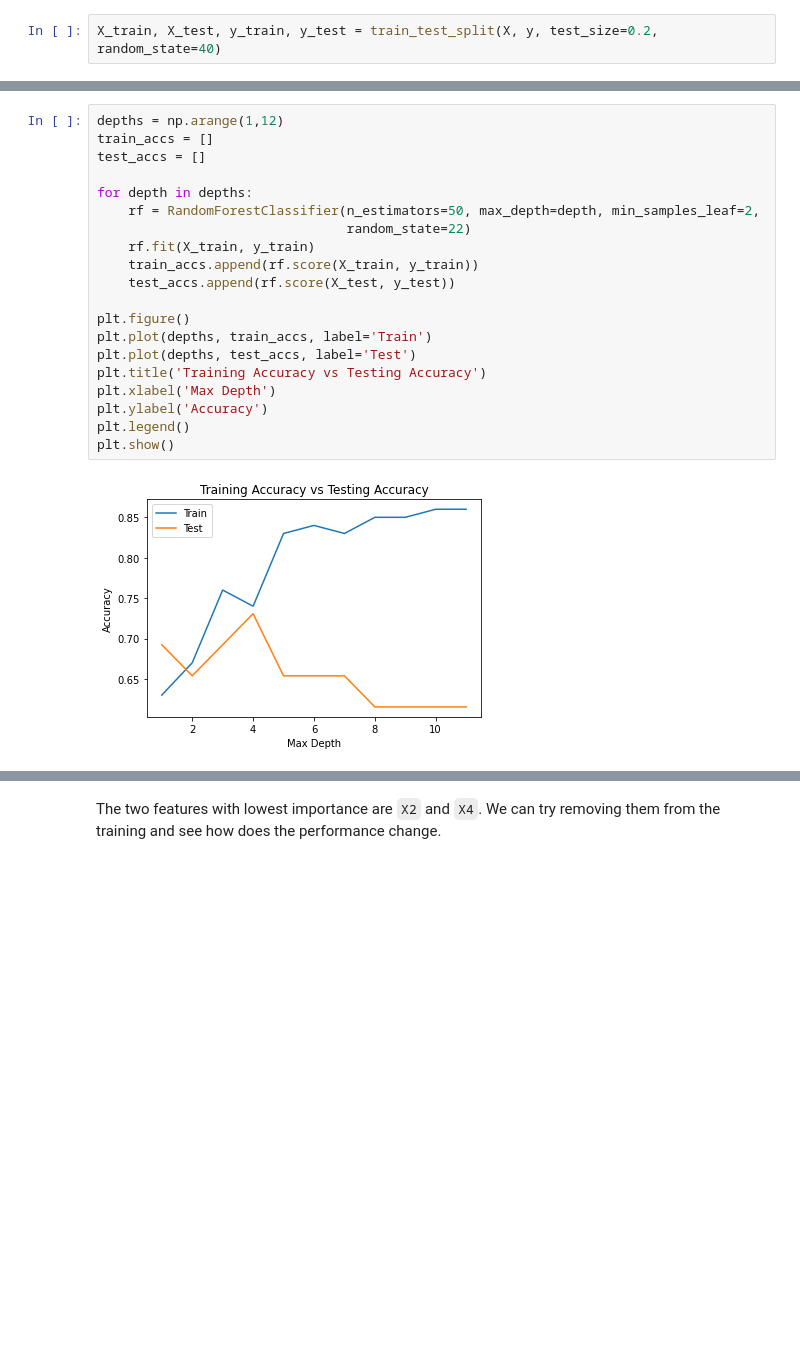
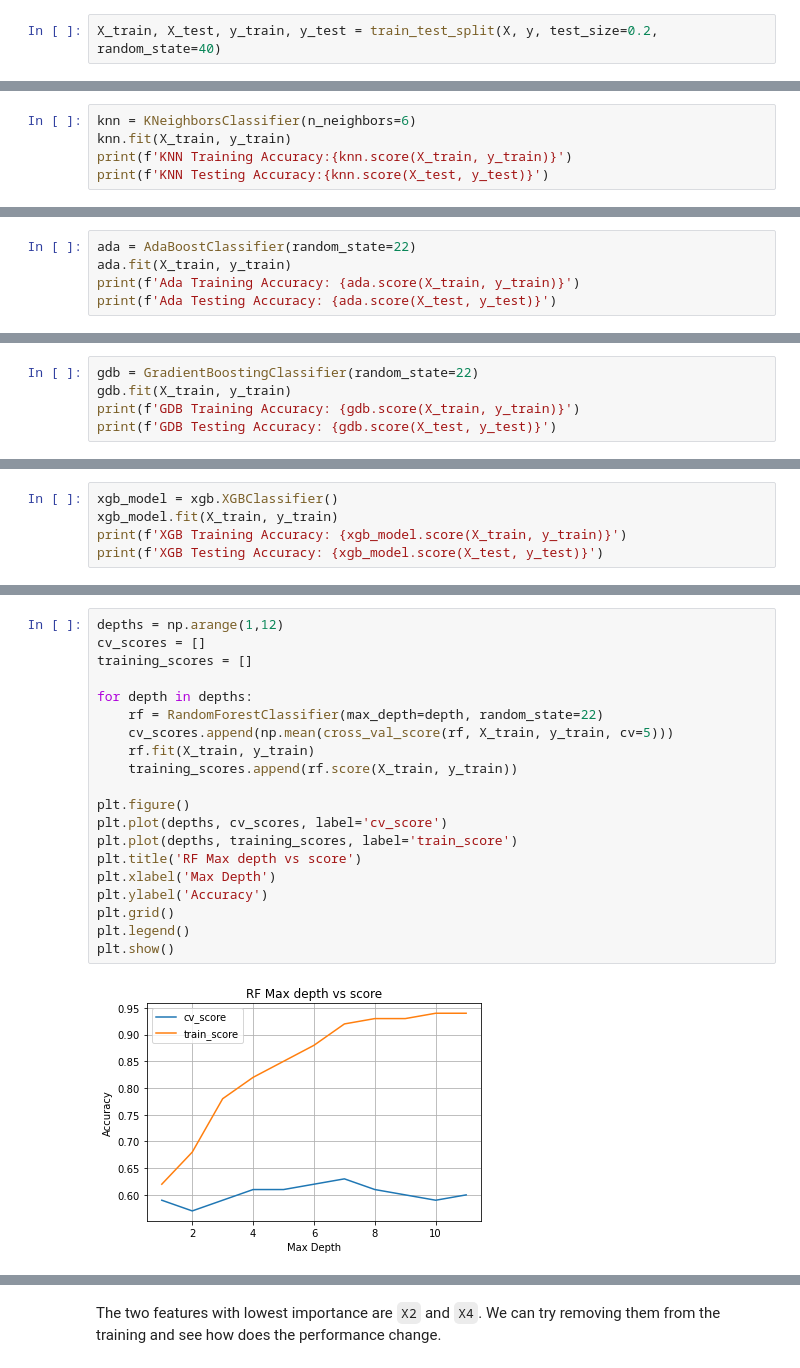
Before and after one commit to XO-Appleton/HQs2Jpert8xJYml8, a Jupyter notebook: HappyCustomers.ipynb, the cells around one changed output, grey strips where cells are left out. Drawn from its saved outputs; the diff is of its cells as text; blank space fills up the shorter version.

Commit message:
performed more EDA and tried out more models, tuning with cross validation

```diff
--- a/HappyCustomers.ipynb
+++ b/HappyCustomers.ipynb
@@ -72,0 +140,5 @@ With a simple logistic regression model, we get 55% training accuracy and 69% te
+# %%
+knn = KNeighborsClassifier(n_neighbors=6)
+knn.fit(X_train, y_train)
+print(f'KNN Training Accuracy:{knn.score(X_train, y_train)}')
+print(f'KNN Testing Accuracy:{knn.score(X_test, y_test)}')
@@ -80,0 +158,5 @@ Testing Accuracy: 0.6538461538461539
+# %%
+ada = AdaBoostClassifier(random_state=22)
+ada.fit(X_train, y_train)
+print(f'Ada Training Accuracy: {ada.score(X_train, y_train)}')
+print(f'Ada Testing Accuracy: {ada.score(X_test, y_test)}')
@@ -80,0 +166,5 @@ Testing Accuracy: 0.6538461538461539
+# %%
+gdb = GradientBoostingClassifier(random_state=22)
+gdb.fit(X_train, y_train)
+print(f'GDB Training Accuracy: {gdb.score(X_train, y_train)}')
+print(f'GDB Testing Accuracy: {gdb.score(X_test, y_test)}')
@@ -80,0 +174,5 @@ Testing Accuracy: 0.6538461538461539
+# %%
+xgb_model = xgb.XGBClassifier()
+xgb_model.fit(X_train, y_train)
+print(f'XGB Training Accuracy: {xgb_model.score(X_train, y_train)}')
+print(f'XGB Testing Accuracy: {xgb_model.score(X_test, y_test)}')
@@ -83,22 +184,22 @@ The Training accuracy drastically improves with RandomForestClassifier. However,
 # %%
 depths = np.arange(1,12)
-train_accs = []
-test_accs = []
+cv_scores = []
+training_scores = []
 
 for depth in depths:
-    rf = RandomForestClassifier(n_estimators=50, max_depth=depth, min_samples_leaf=2,
-                                random_state=22)
+    rf = RandomForestClassifier(max_depth=depth, random_state=22)
+    cv_scores.append(np.mean(cross_val_score(rf, X_train, y_train, cv=5)))
     rf.fit(X_train, y_train)
-    train_accs.append(rf.score(X_train, y_train))
-    test_accs.append(rf.score(X_test, y_test))
+    training_scores.append(rf.score(X_train, y_train))
 
 plt.figure()
-plt.plot(depths, train_accs, label='Train')
-plt.plot(depths, test_accs, label='Test')
-plt.title('Training Accuracy vs Testing Accuracy')
+plt.plot(depths, cv_scores, label='cv_score')
+plt.plot(depths, training_scores, label='train_score')
+plt.title('RF Max depth vs score')
 plt.xlabel('Max Depth')
 plt.ylabel('Accuracy')
+plt.grid()
 plt.legend()
 plt.show()
 # %% [output]
-[figure, old version]
+[figure, new version]
```
Also changed, not shown: parts of 53 cells of this notebook.
